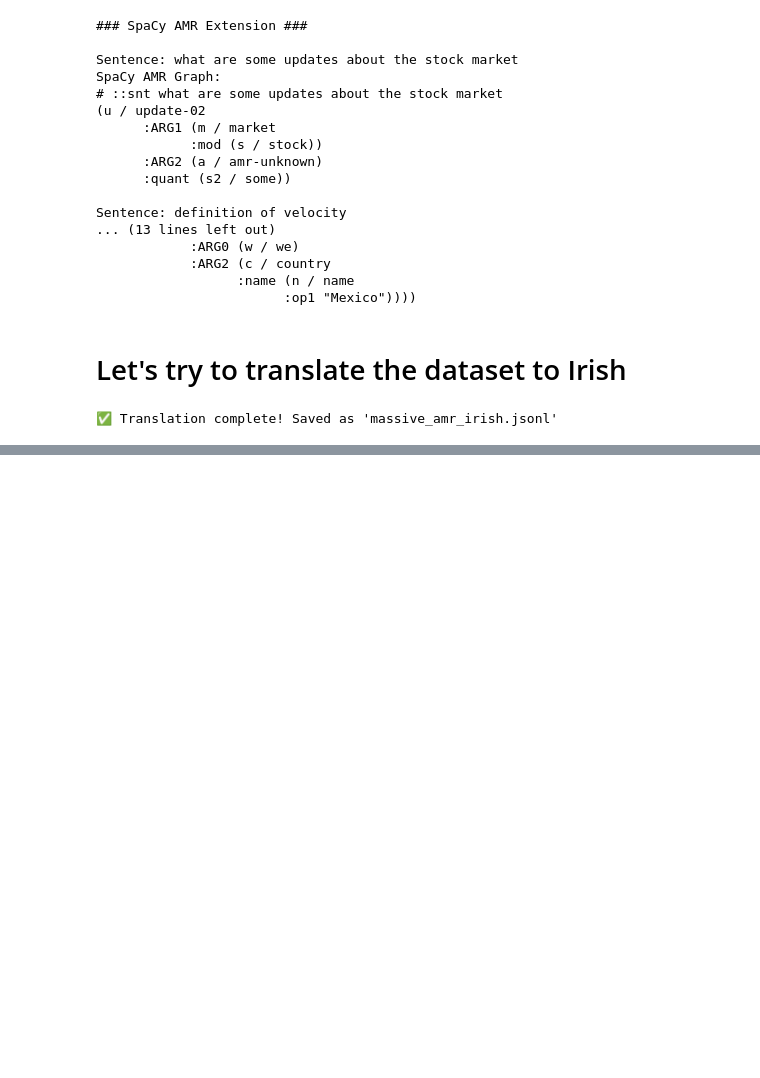
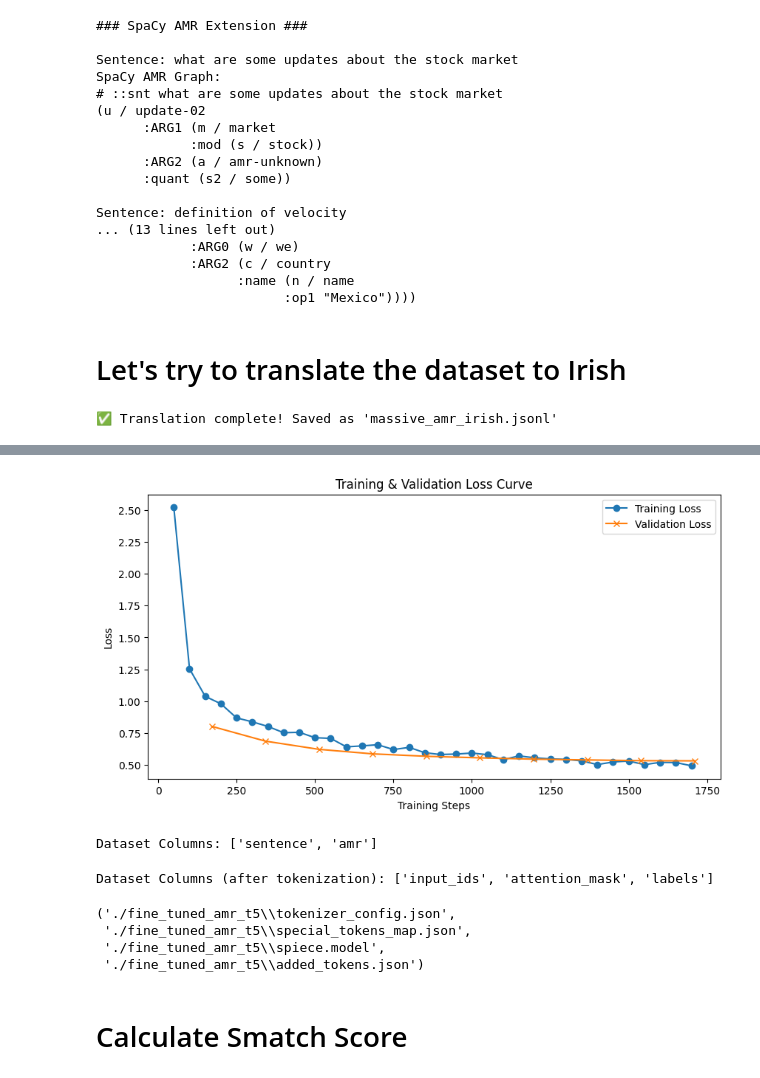
Before and after one commit to valentinvale/AMRDifferentLanguageRepresentations, a Jupyter notebook: main.ipynb, the cells around one changed output, grey strips where cells are left out. Saved outputs shown, nothing was run; the diff lists cells and outputs as text; code cells hidden in the pictures; blank space fills up the shorter version.

```diff
--- a/main.ipynb
+++ b/main.ipynb
@@ -196,0 +311,30 @@ print("✅ Translation complete! Saved as 'massive_amr_irish.jsonl'")
+# %%
+# ----------------------------
+# 5. Custom Callback for Logging and Visualization
+# ----------------------------
+class LossCallback(TrainerCallback):
+    def __init__(self):
+        self.losses = []
+        self.eval_losses = []
+
+    def on_log(self, args, state, control, logs=None, **kwargs):
+        if logs:
+            if "loss" in logs:
+                self.losses.append((state.global_step, logs["loss"]))
+            if "eval_loss" in logs:
+                self.eval_losses.append((state.global_step, logs["eval_loss"]))
+
+    def plot_loss(self):
+        steps, losses = zip(*self.losses)
+        eval_steps, eval_losses = zip(*self.eval_losses)
+
+        plt.figure(figsize=(10, 5))
+        plt.plot(steps, losses, label="Training Loss", marker="o")
+        plt.plot(eval_steps, eval_losses, label="Validation Loss", marker="x")
+        plt.xlabel("Training Steps")
+        plt.ylabel("Loss")
+        plt.title("Training & Validation Loss Curve")
+        plt.legend()
+        plt.show()
+# %%
+loss_callback = LossCallback()
@@ -196,0 +373,28 @@ print("✅ Translation complete! Saved as 'massive_amr_irish.jsonl'")
+# %%
+# ----------------------------
+# 7. Plot Training Progress
+# ----------------------------
+loss_callback.plot_loss()
+# %% [output]
+[figure, added]
+# %%
+print("Dataset Columns:", datasets["test"].column_names)
+# %% [output]
+Dataset Columns: ['sentence', 'amr']
+# %%
+print("Dataset Columns (after tokenization):", tokenized_datasets["test"].column_names)
+# %% [output]
+Dataset Columns (after tokenization): ['input_ids', 'attention_mask', 'labels']
+# %%
+# ----------------------------
+# 8. Save Fine-Tuned Model
+# ----------------------------
+model.save_pretrained("./fine_tuned_amr_t5")
+tokenizer.save_pretrained("./fine_tuned_amr_t5")
+# %% [output]
+('./fine_tuned_amr_t5\\tokenizer_config.json',
+ './fine_tuned_amr_t5\\special_tokens_map.json',
+ './fine_tuned_amr_t5\\spiece.model',
+ './fine_tuned_amr_t5\\added_tokens.json')
+# %% [markdown]
+# Calculate Smatch Score
```
Also changed, not shown: parts of 37 cells of this notebook, 17 other files.
